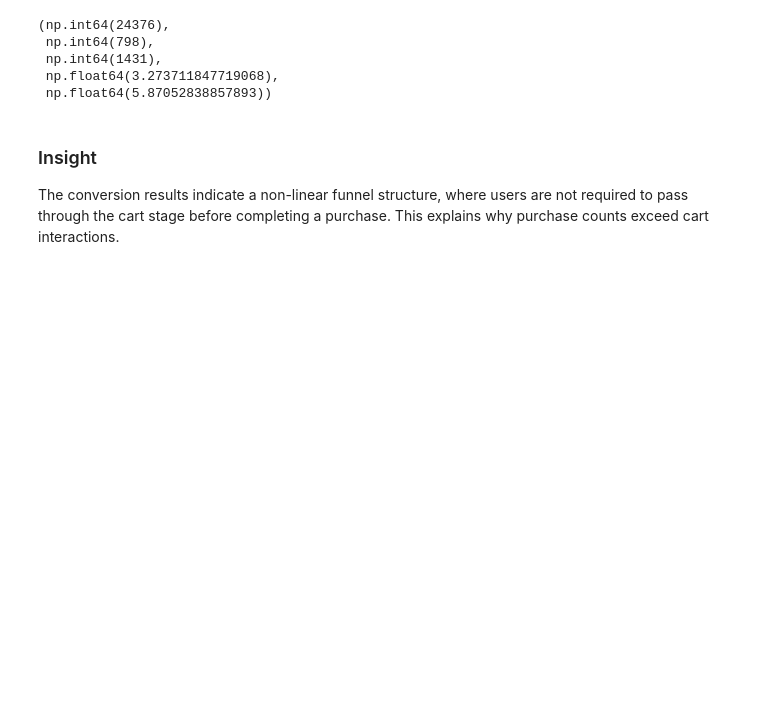
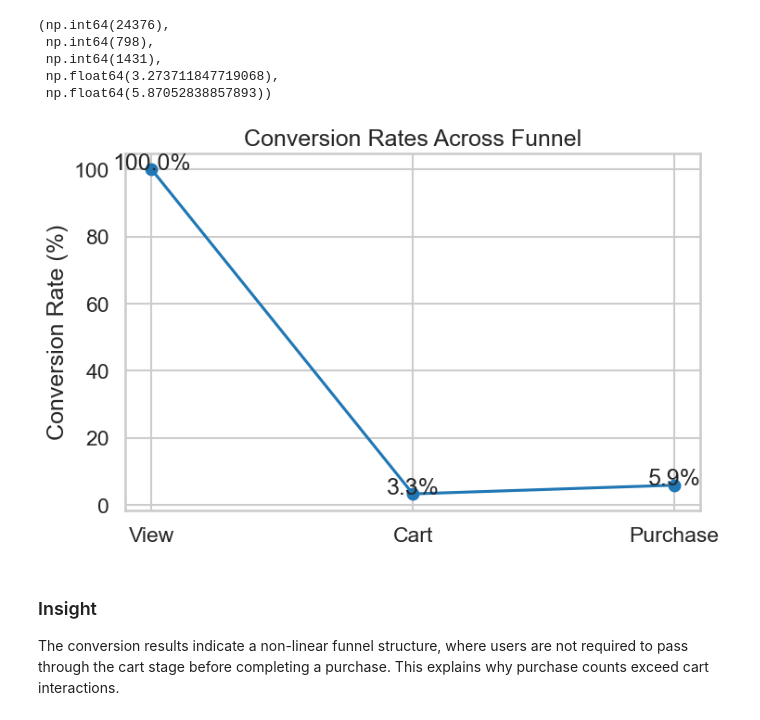
Before and after one commit to MonwabisiThebe/FUTURE_DS_03, a Jupyter notebook: TASK3.ipynb, the cells around one changed output. Drawn from its saved outputs; the diff is of its cells as text; code cells hidden in the pictures; blank space fills up the shorter version.

```diff
--- a/TASK3.ipynb
+++ b/TASK3.ipynb
@@ -122,6 +138,20 @@ visitors, carts, purchases, visit_to_cart, visit_to_purchase
  np.int64(1431),
  np.float64(3.273711847719068),
  np.float64(5.87052838857893))
+# %%
+conversion_rates = [100, visit_to_cart, visit_to_purchase]
+
+plt.figure(figsize=(8,5))
+plt.plot(stages, conversion_rates, marker='o')
+plt.title("Conversion Rates Across Funnel")
+plt.ylabel("Conversion Rate (%)")
+
+for i, v in enumerate(conversion_rates):
+    plt.text(i, v, f"{v:.1f}%", ha='center')
+
+plt.show()
+# %% [output]
+[figure, added]
 # %% [markdown]
 ### Insight
 The conversion results indicate a non-linear funnel structure, where users are not required to pass through the cart stage before completing a purchase. This explains why purchase counts exceed cart interactions.
```
Also changed, not shown: parts of 2 cells of this notebook.
